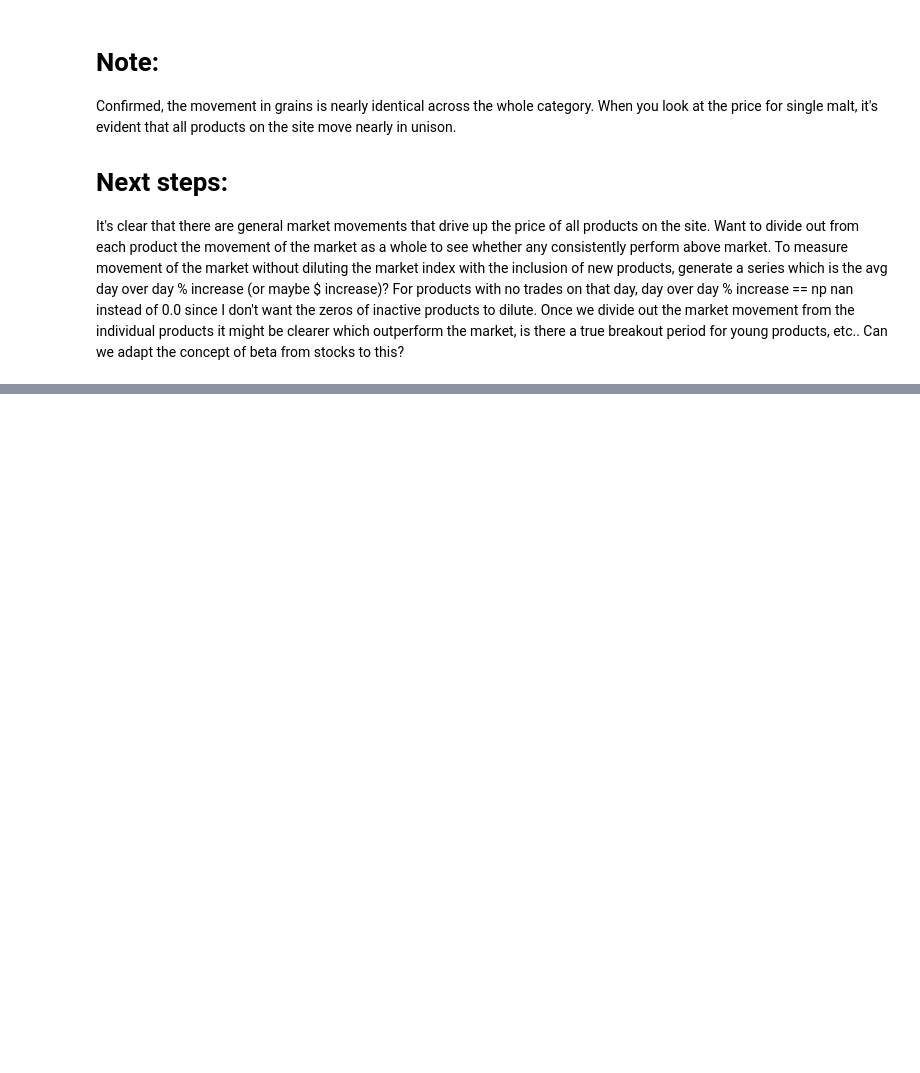
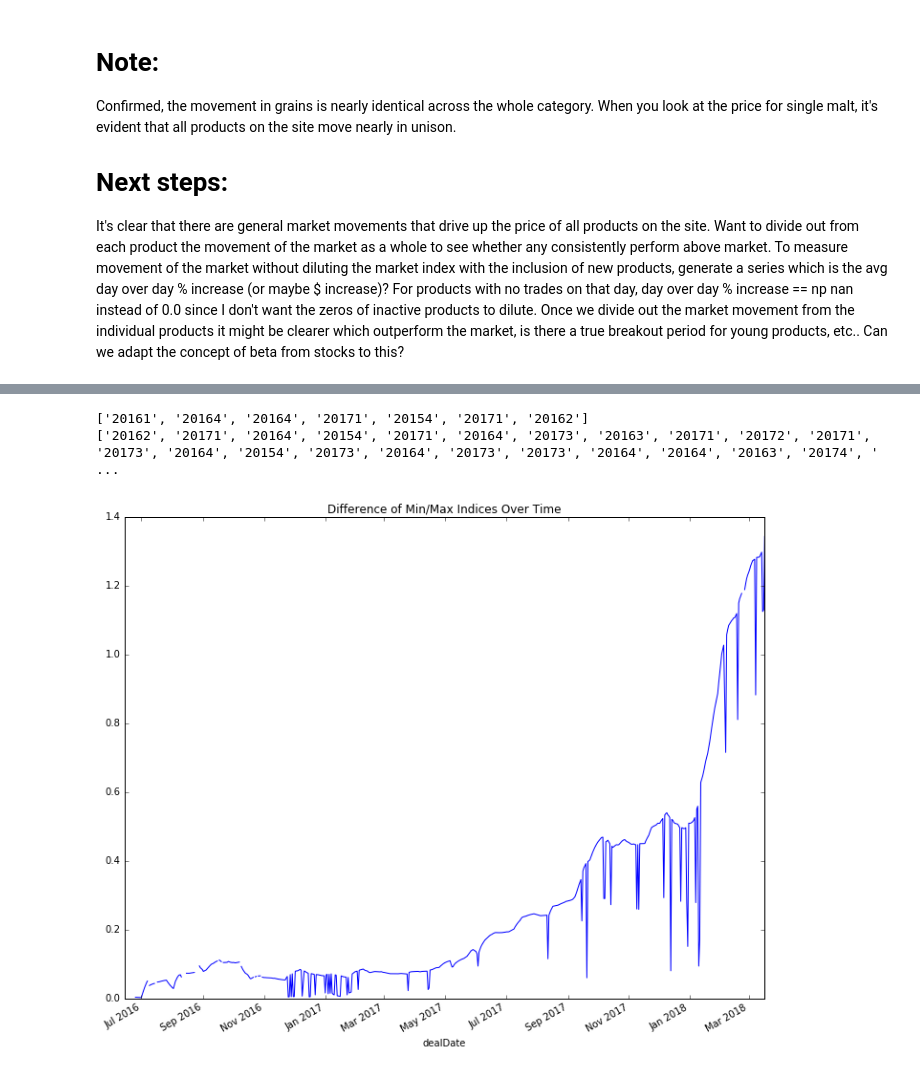
Before and after one commit to filpia/widdoughmaker, a Jupyter notebook: Exploration.ipynb, the cells around one changed output, grey strips where cells are left out. Drawn from its saved outputs; the diff is of its cells as text; code cells hidden in the pictures; blank space fills up the shorter version.

```diff
--- a/Exploration.ipynb
+++ b/Exploration.ipynb
@@ -198,0 +263,13 @@ To measure movement of the market without diluting the market index with the inc
+# %%
+print([x.split('_')[-1] for x in labels_ascending_num_days[:7]])
+print([x.split('_')[-1] for x in labels_ascending_num_days[7:]])
+# %% [output]
+['20161', '20164', '20164', '20171', '20154', '20171', '20162']
+['20162', '20171', '20164', '20154', '20171', '20164', '20173', '20163', '20171', '20172', '20171', '20173', '20164', '20154', '20173', '20164', '20173', '20173', '20164', '20164', '20163', '20174', ' ...
+# %%
+wid_range = wid_to_plot.max(axis=1)-wid_to_plot.min(axis=1)
+wid_range.apply(rep_zeros).plot(figsize=(12,10))
+plt.title("Difference of Min/Max Indices Over Time")
+plt.show()
+# %% [output]
+[figure, added]
```
Also changed, not shown: parts of 6 cells of this notebook.
